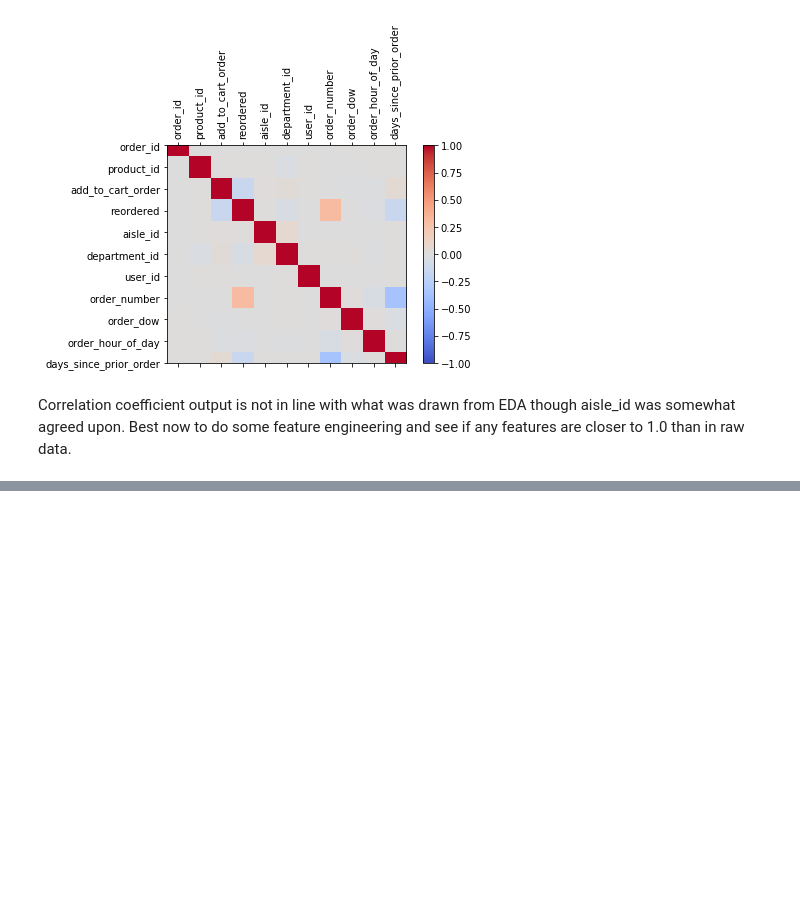
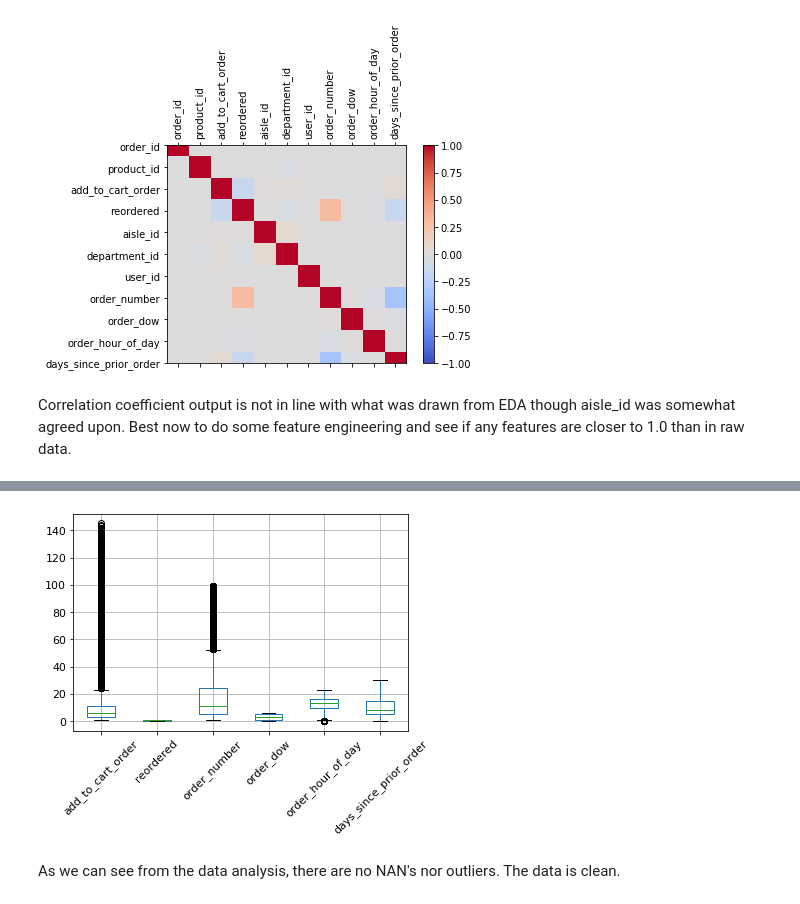
Before and after one commit to mindyng/Technical-Assessments, a Jupyter notebook: Instacart Basket - Next Up In the Cart - Part 2.ipynb, the cells around one changed output, grey strips where cells are left out. Saved outputs shown, nothing was run; the diff lists cells and outputs as text; code cells hidden in the pictures; blank space fills up the shorter version.

```diff
--- a/Instacart Basket - Next Up In the Cart - Part 2.ipynb
+++ b/Instacart Basket - Next Up In the Cart - Part 2.ipynb
@@ -119,0 +137,6 @@ Correlation coefficient output is not in line with what was drawn from EDA thoug
+# %%
+boxplot = order_products__prior_df_mod.boxplot(column=['add_to_cart_order', 'reordered', 'order_number', 'order_dow', 'order_hour_of_day', 'days_since_prior_order'],rot=45, fontsize=11)
+# %% [output]
+[figure, added]
+# %% [markdown]
+As we can see from the data analysis, there are no NAN's nor outliers. The data is clean.
```
Also changed, not shown: parts of 2 cells of this notebook.
